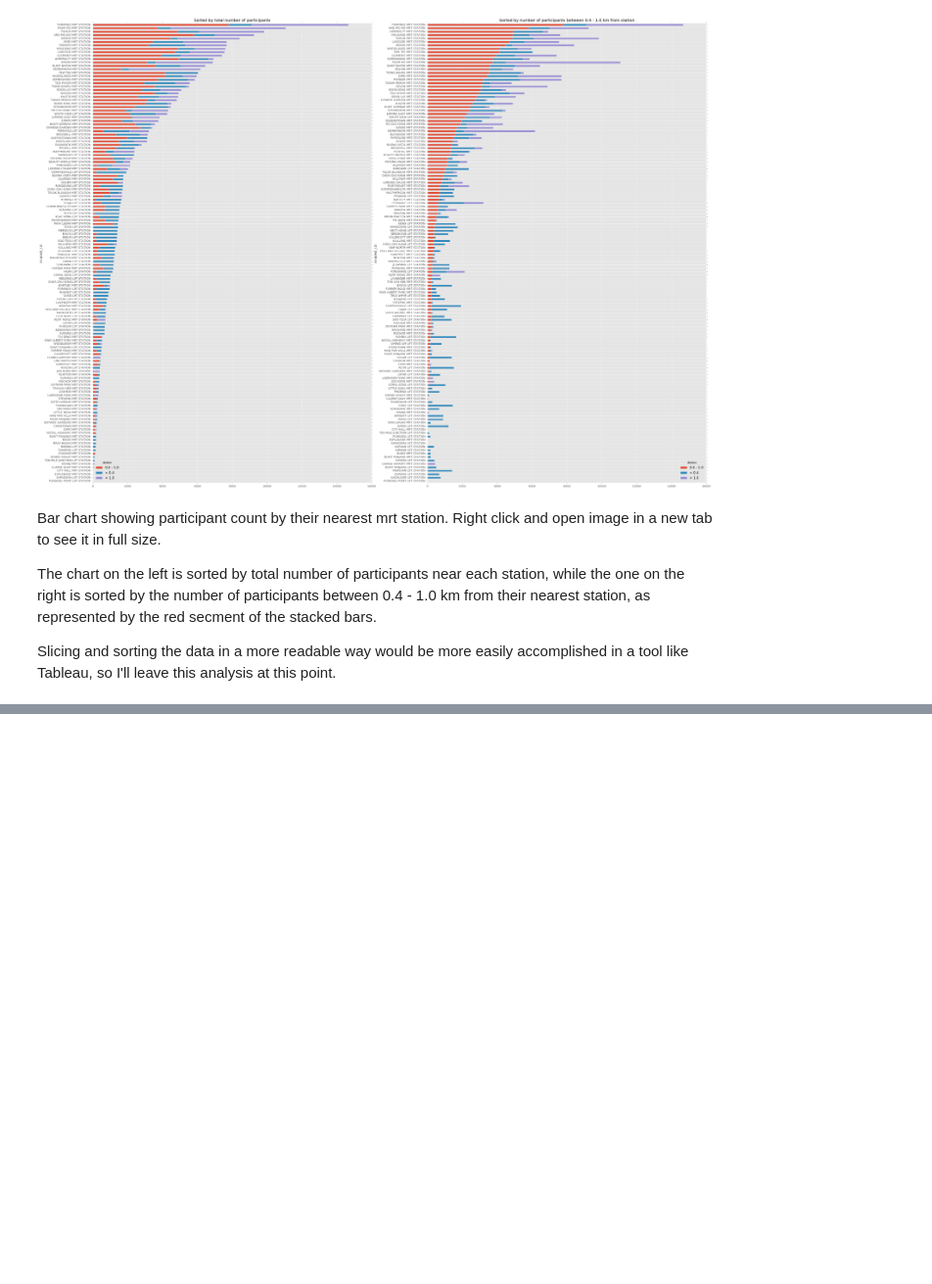
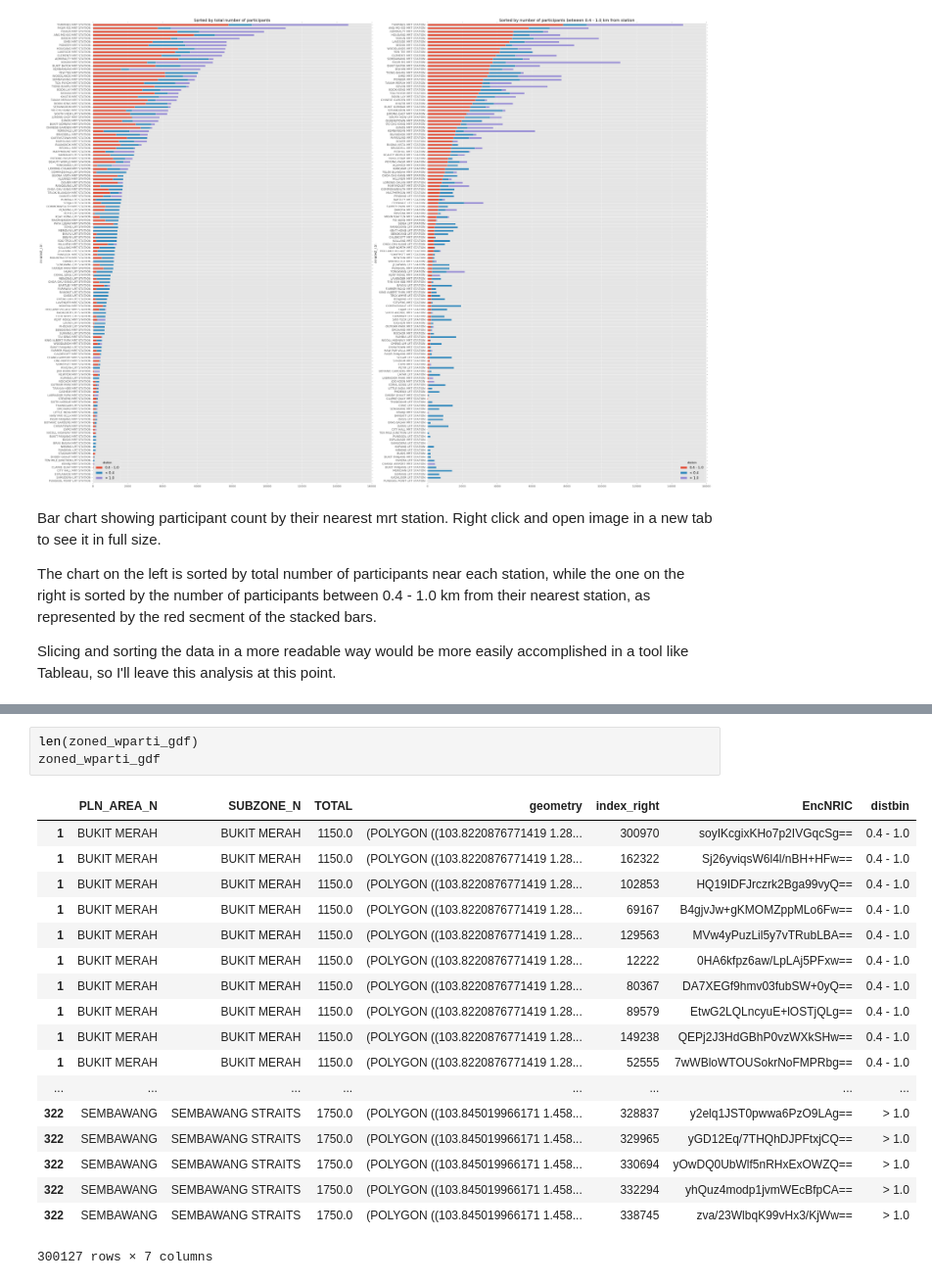
Before and after one commit to freedaemons/hpb_i2p, a Jupyter notebook: jupyter/dist_anly/homeloc_dist.ipynb, the cells around one changed output, grey strips where cells are left out. Shown at 98% size. Drawn from its saved outputs; the diff is of its cells as text; blank space fills up the shorter version.

```diff
--- a/jupyter/dist_anly/homeloc_dist.ipynb
+++ b/jupyter/dist_anly/homeloc_dist.ipynb
@@ -318,0 +386,22 @@ Slicing and sorting the data in a more readable way would be more easily accompl
+# %%
+len(zoned_wparti_gdf)
+zoned_wparti_gdf
+# %% [output]
+|  | PLN_AREA_N | SUBZONE_N | TOTAL | geometry | index_right | EncNRIC | distbin |
+| 1 | BUKIT MERAH | BUKIT MERAH | 1150.0 | (POLYGON ((103.8220876771419 1.28... | 300970 | soyIKcgixKHo7p2IVGqcSg== | 0.4 - 1.0 |
+| 1 | BUKIT MERAH | BUKIT MERAH | 1150.0 | (POLYGON ((103.8220876771419 1.28... | 162322 | Sj26yviqsW6l4l/nBH+HFw== | 0.4 - 1.0 |
+| 1 | BUKIT MERAH | BUKIT MERAH | 1150.0 | (POLYGON ((103.8220876771419 1.28... | 102853 | HQ19IDFJrczrk2Bga99vyQ== | 0.4 - 1.0 |
+| 1 | BUKIT MERAH | BUKIT MERAH | 1150.0 | (POLYGON ((103.8220876771419 1.28... | 69167 | B4gjvJw+gKMOMZppMLo6Fw== | 0.4 - 1.0 |
+| 1 | BUKIT MERAH | BUKIT MERAH | 1150.0 | (POLYGON ((103.8220876771419 1.28... | 129563 | MVw4yPuzLil5y7vTRubLBA== | 0.4 - 1.0 |
+| 1 | BUKIT MERAH | BUKIT MERAH | 1150.0 | (POLYGON ((103.8220876771419 1.28... | 12222 | 0HA6kfpz6aw/LpLAj5PFxw== | 0.4 - 1.0 |
+| 1 | BUKIT MERAH | BUKIT MERAH | 1150.0 | (POLYGON ((103.8220876771419 1.28... | 80367 | DA7XEGf9hmv03fubSW+0yQ== | 0.4 - 1.0 |
+| 1 | BUKIT MERAH | BUKIT MERAH | 1150.0 | (POLYGON ((103.8220876771419 1.28... | 89579 | EtwG2LQLncyuE+lOSTjQLg== | 0.4 - 1.0 |
+| 1 | BUKIT MERAH | BUKIT MERAH | 1150.0 | (POLYGON ((103.8220876771419 1.28... | 149238 | QEPj2J3HdGBhP0vzWXkSHw== | 0.4 - 1.0 |
+| 1 | BUKIT MERAH | BUKIT MERAH | 1150.0 | (POLYGON ((103.8220876771419 1.28... | 52555 | 7wWBloWTOUSokrNoFMPRbg== | 0.4 - 1.0 |
+| ... | ... | ... | ... | ... | ... | ... | ... |
+| 322 | SEMBAWANG | SEMBAWANG STRAITS | 1750.0 | (POLYGON ((103.845019966171 1.458... | 328837 | y2elq1JST0pwwa6PzO9LAg== | > 1.0 |
+| 322 | SEMBAWANG | SEMBAWANG STRAITS | 1750.0 | (POLYGON ((103.845019966171 1.458... | 329965 | yGD12Eq/7THQhDJPFtxjCQ== | > 1.0 |
+| 322 | SEMBAWANG | SEMBAWANG STRAITS | 1750.0 | (POLYGON ((103.845019966171 1.458... | 330694 | yOwDQ0UbWlf5nRHxExOWZQ== | > 1.0 |
+| 322 | SEMBAWANG | SEMBAWANG STRAITS | 1750.0 | (POLYGON ((103.845019966171 1.458... | 332294 | yhQuz4modp1jvmWEcBfpCA== | > 1.0 |
+| 322 | SEMBAWANG | SEMBAWANG STRAITS | 1750.0 | (POLYGON ((103.845019966171 1.458... | 338745 | zva/23WlbqK99vHx3/KjWw== | > 1.0 |
+300127 rows × 7 columns
```
Also changed, not shown: parts of 12 cells of this notebook.
